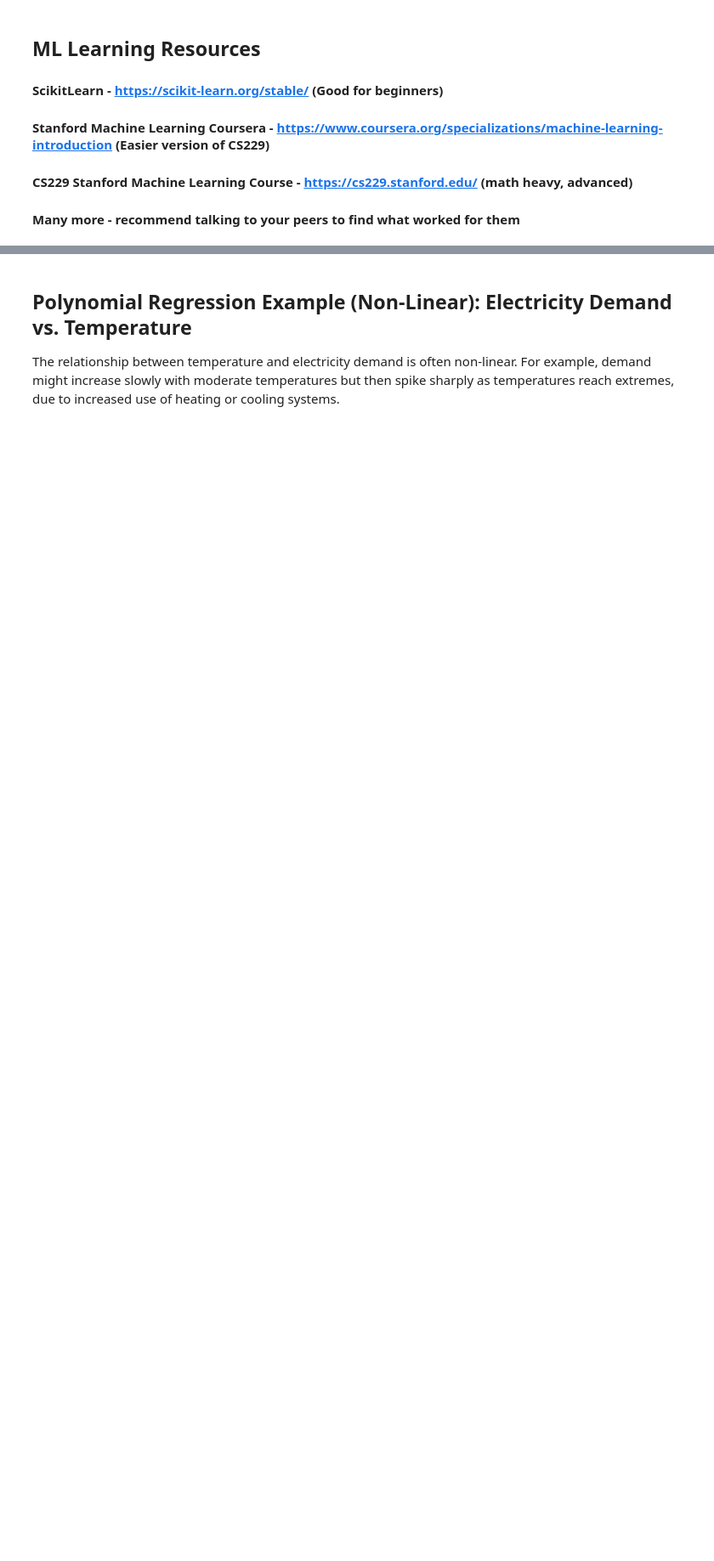
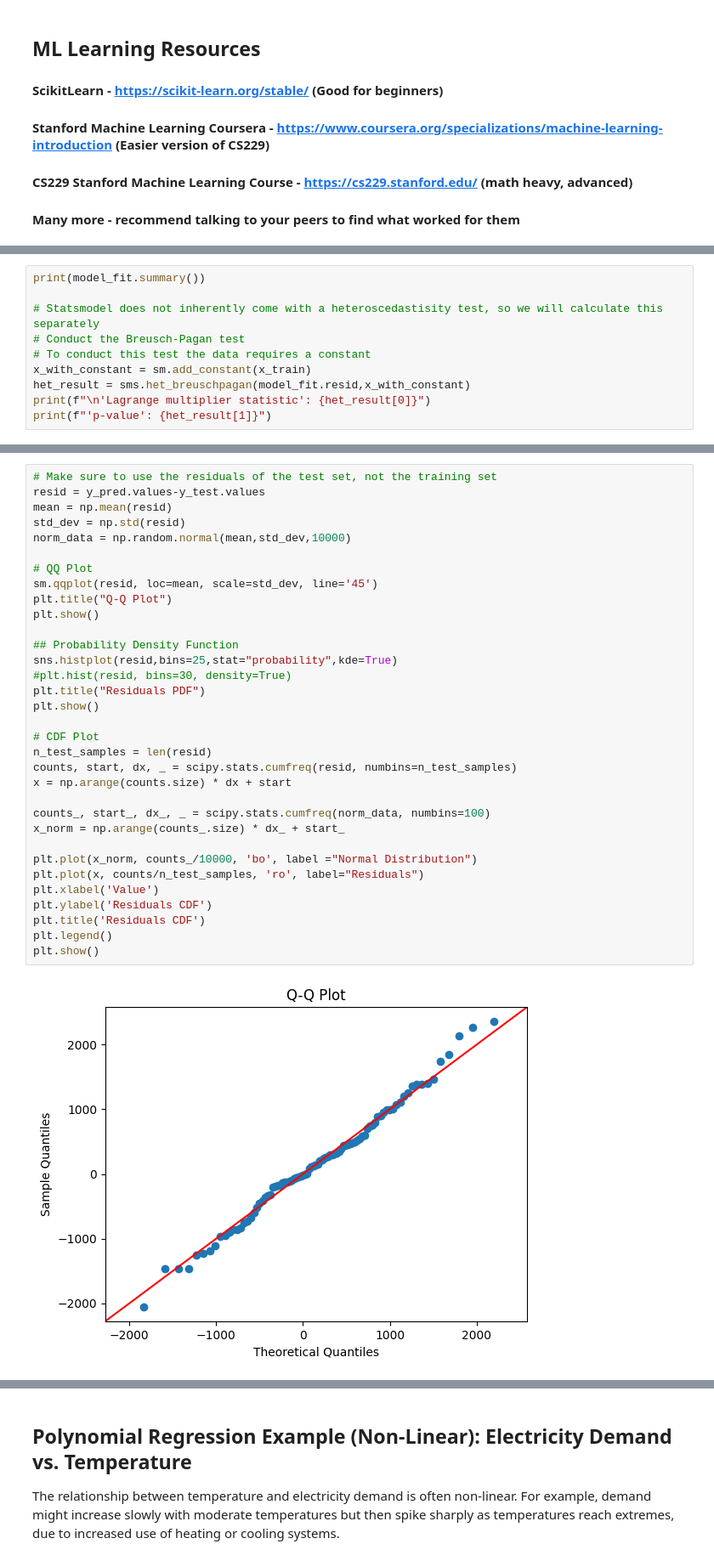
Before and after one commit to gabrielbohnen/intro-to-python, a Jupyter notebook: week5/week5.ipynb, the cells around one changed output, grey strips where cells are left out. Shown at 85% size. Saved outputs shown, nothing was run; the diff lists cells and outputs as text; blank space fills up the shorter version.

```diff
--- a/week5/week5.ipynb
+++ b/week5/week5.ipynb
@@ -109,0 +429,10 @@ Notation is really important when describing the math behind machine learning eg
+# %%
+print(model_fit.summary())
+
+# Statsmodel does not inherently come with a heteroscedastisity test, so we will calculate this separately
+# Conduct the Breusch-Pagan test
+# To conduct this test the data requires a constant
+x_with_constant = sm.add_constant(x_train)
+het_result = sms.het_breuschpagan(model_fit.resid,x_with_constant)
+print(f"\n'Lagrange multiplier statistic': {het_result[0]}")
+print(f"'p-value': {het_result[1]}")
@@ -109,0 +485,35 @@ Notation is really important when describing the math behind machine learning eg
+# %%
+# Make sure to use the residuals of the test set, not the training set
+resid = y_pred.values-y_test.values
+mean = np.mean(resid)
+std_dev = np.std(resid)
+norm_data = np.random.normal(mean,std_dev,10000)
+
+# QQ Plot
+sm.qqplot(resid, loc=mean, scale=std_dev, line='45')
+plt.title("Q-Q Plot")
+plt.show()
+
+## Probability Density Function
+sns.histplot(resid,bins=25,stat="probability",kde=True)
+#plt.hist(resid, bins=30, density=True)
+plt.title("Residuals PDF")
+plt.show()
+
+# CDF Plot
+n_test_samples = len(resid)
+counts, start, dx, _ = scipy.stats.cumfreq(resid, numbins=n_test_samples)
+x = np.arange(counts.size) * dx + start
+
+counts_, start_, dx_, _ = scipy.stats.cumfreq(norm_data, numbins=100)
+x_norm = np.arange(counts_.size) * dx_ + start_
+
+plt.plot(x_norm, counts_/10000, 'bo', label ="Normal Distribution")
+plt.plot(x, counts/n_test_samples, 'ro', label="Residuals")
+plt.xlabel('Value')
+plt.ylabel('Residuals CDF')
+plt.title('Residuals CDF')
+plt.legend()
+plt.show()
+# %% [output]
+[figure, added]
```
Also changed, not shown: parts of 74 cells of this notebook, 4 other files.
